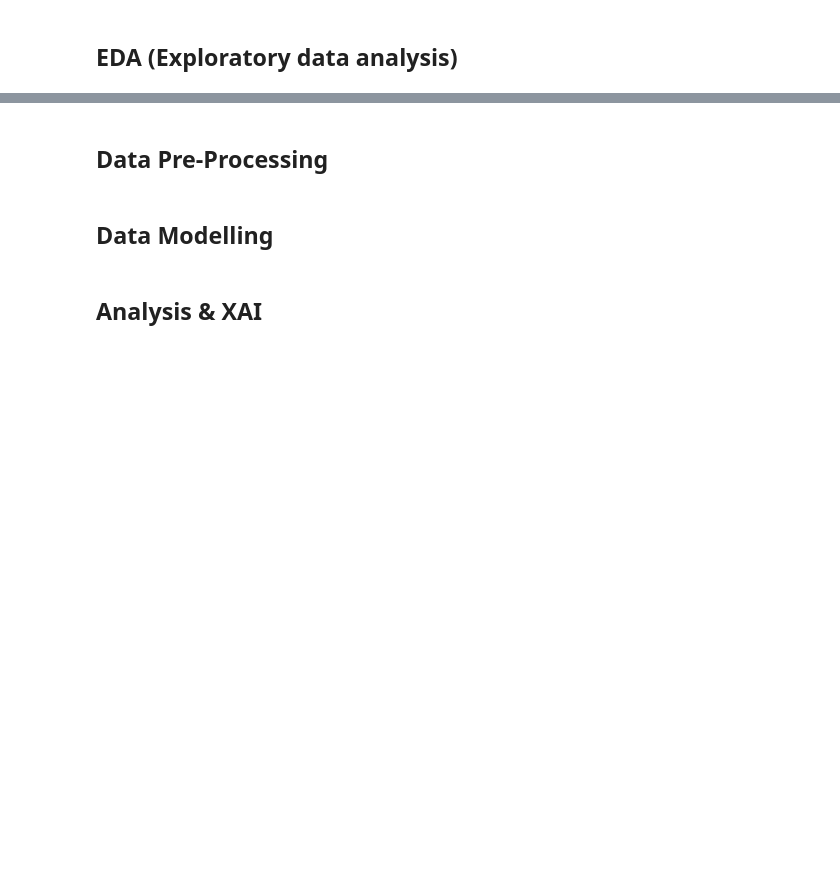
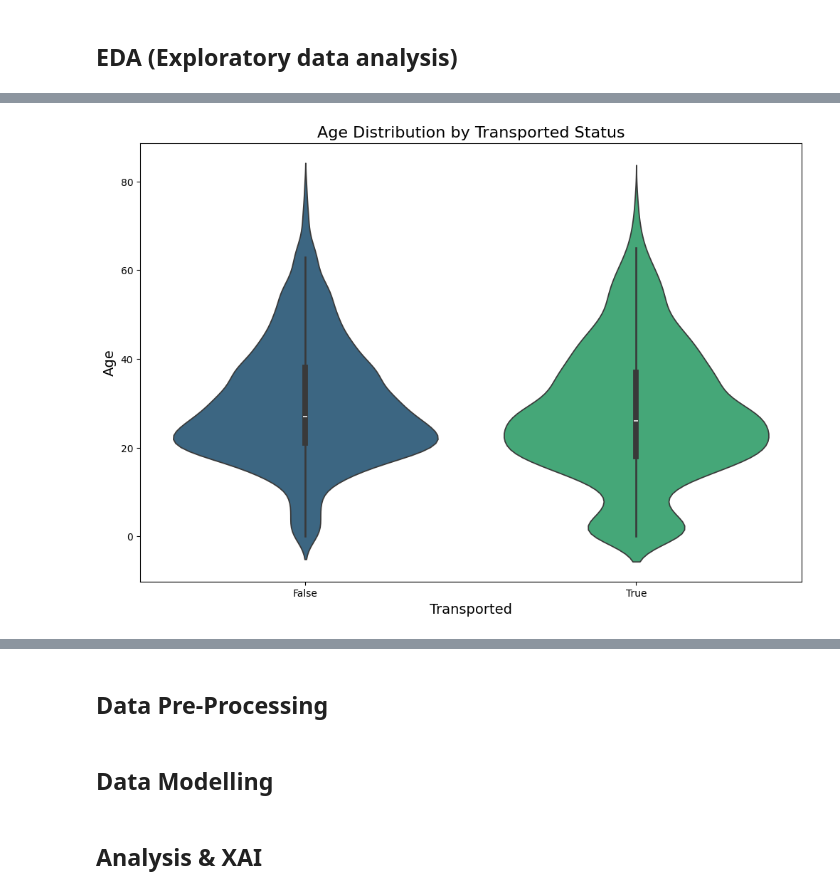
Before and after one commit to 7PAM2015-0509-2023-GROUP5/Kaggle_Challenge, a Jupyter notebook: Kaggle_Challenge_Notebook.ipynb, the cells around one changed output, grey strips where cells are left out. Saved outputs shown, nothing was run; the diff lists cells and outputs as text; code cells hidden in the pictures; blank space fills up the shorter version.

```diff
--- a/Kaggle_Challenge_Notebook.ipynb
+++ b/Kaggle_Challenge_Notebook.ipynb
@@ -65,0 +194,10 @@ df.head()
+# %%
+# Violin plot for Age by Transported
+plt.figure(figsize=(12, 8))
+sns.violinplot(x='Transported', y='Age', data=df_train, palette='viridis')
+plt.title('Age Distribution by Transported Status', fontsize=16)
+plt.xlabel('Transported', fontsize=14)
+plt.ylabel('Age', fontsize=14)
+plt.show()
+# %% [output]
+[figure, added]
```
Also changed, not shown: parts of 17 cells of this notebook.
